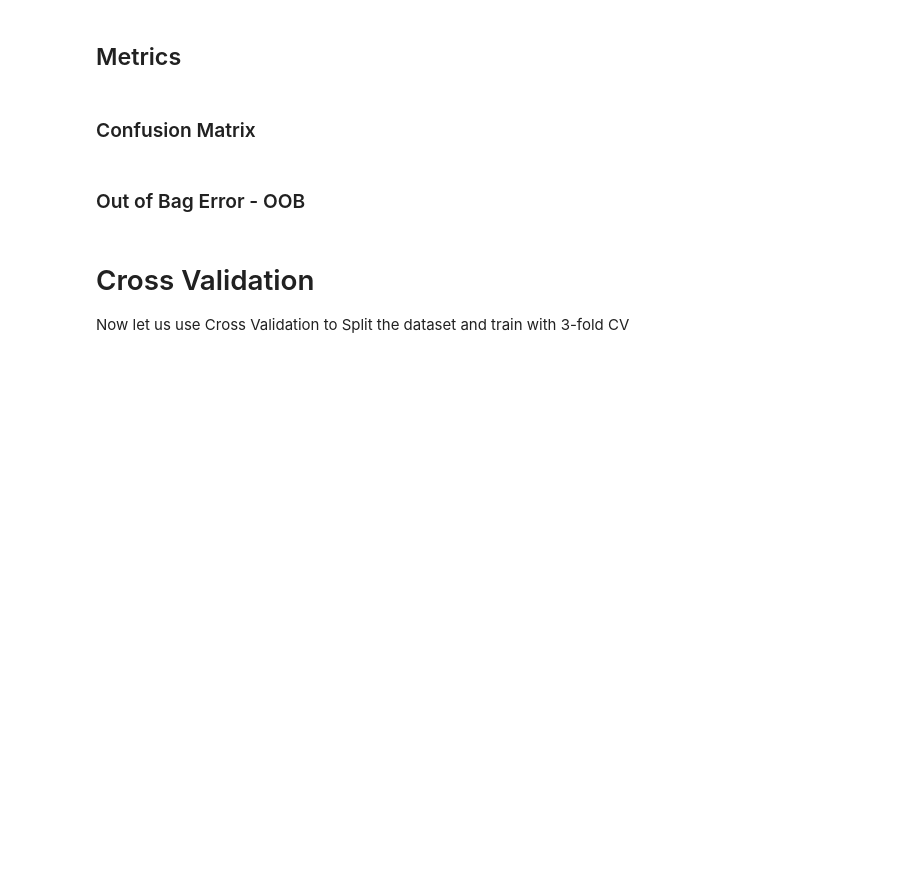
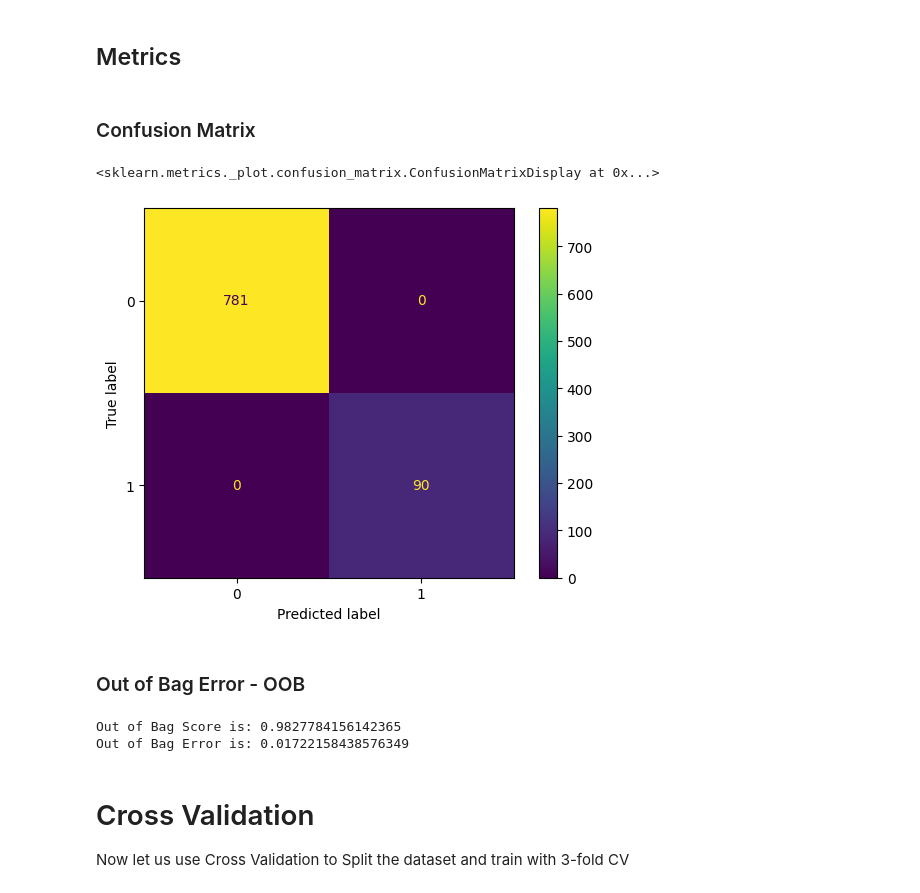
Before and after one commit to AlexHappyCode/AI-Ethics-Genetic-Data, a Jupyter notebook: HW3 - Random Forest Model.ipynb, the cells around one changed output. Drawn from its saved outputs; the diff is of its cells as text; code cells hidden in the pictures; blank space fills up the shorter version.

```diff
--- a/HW3 - Random Forest Model.ipynb
+++ b/HW3 - Random Forest Model.ipynb
@@ -125,6 +132,7 @@ grid_ranges = {
     'n_estimators': [500, 1000],
     'max_features': np.arange(target_max_features - 5, target_max_features + 5, 1),
     'bootstrap': [True],
+    'oob_score': [True]
     #'random_state': [1] # maybe needed
 }
 gscv = GridSearchCV(
@@ -132,8 +140,5 @@ gscv = GridSearchCV(
     param_grid=grid_ranges,
     cv=3,
     n_jobs=-1,
-    verbose=1,
+    verbose=1
 )
-
-# refit using best parameters
-gscv_fit = gscv.fit(x, y)
@@ -152,15 +184,21 @@ predictions = gscv_fit.predict(x)
 ### Confusion Matrix
 # %%
 ''' it will predict perfectly since it was trained on it '''
-cm = confusion_matrix(y, predictions, labels=model.classes_)
-disp = ConfusionMatrixDisplay(confusion_matrix=cm, display_labels=model.classes_)
+cm = confusion_matrix(y, predictions, labels=gscv_fit.classes_)
+disp = ConfusionMatrixDisplay(confusion_matrix=cm, display_labels=gscv_fit.classes_)
 disp.plot()
+# %% [output]
+<sklearn.metrics._plot.confusion_matrix.ConfusionMatrixDisplay at 0x...>
+[figure, added]
 # %% [markdown]
 ### Out of Bag Error - OOB
 # %%
-no_cv_oob = model.oob_score_
+no_cv_oob = gscv_fit.best_estimator_.oob_score_
 print('Out of Bag Score is:', no_cv_oob)
 print('Out of Bag Error is:', 1 - no_cv_oob)
+# %% [output]
+Out of Bag Score is: 0.9827784156142365
+Out of Bag Error is: 0.01722158438576349
 # %% [markdown]
 # Cross Validation
 
```
Also changed, not shown: parts of 47 cells of this notebook, 3 other files.
